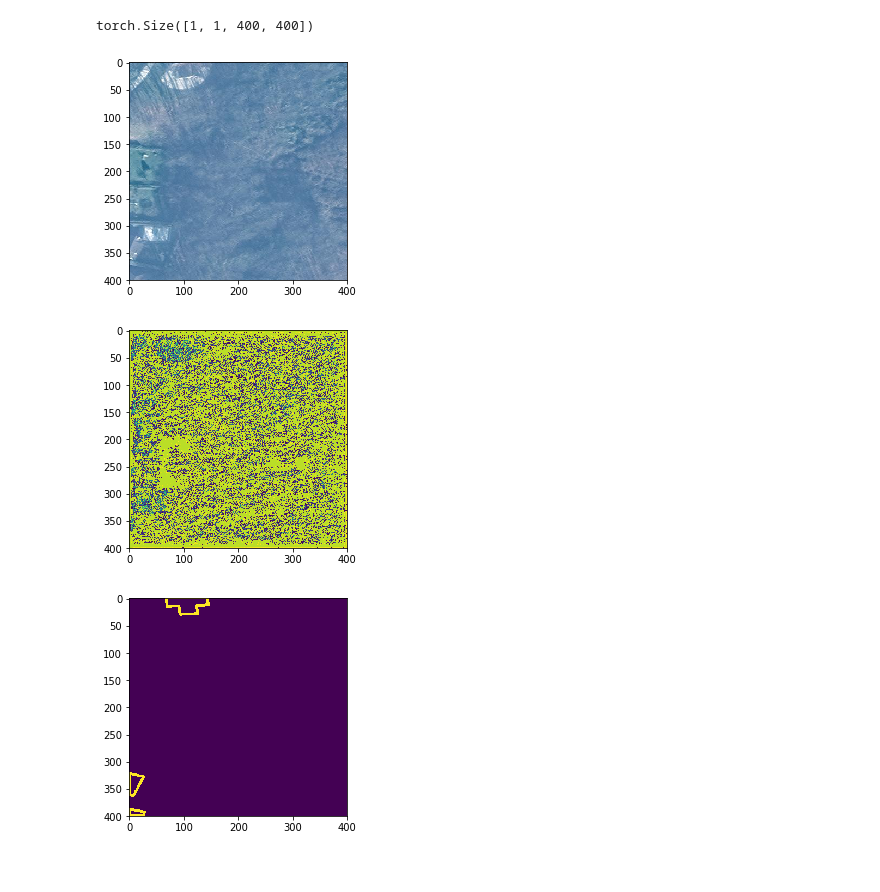
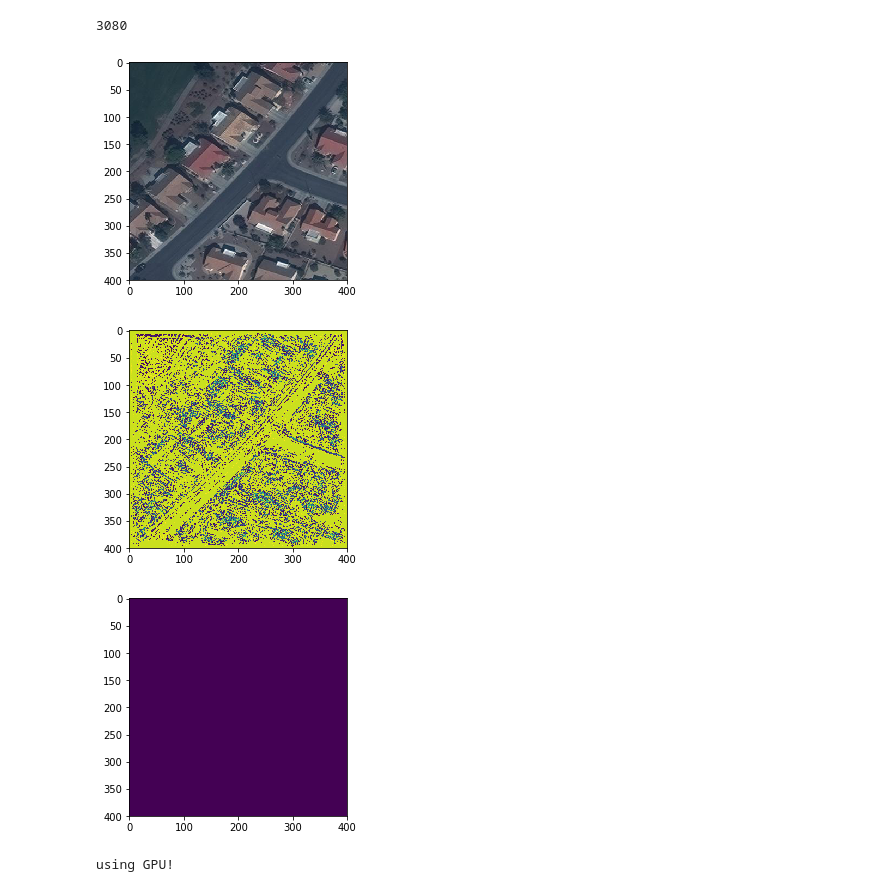
Before and after one commit to Shrirag/spacenet-detection, a Jupyter notebook: ini.ipynb, the cells around one changed output. Drawn from its saved outputs; the diff is of its cells as text; code cells hidden in the pictures.

```diff
--- a/ini.ipynb
+++ b/ini.ipynb
@@ -25,6 +25,7 @@ class Spacenet_Dataset(data.Dataset):
             imp,_ = line.split('\n')
             ip,out = imp.split(' ')
             out = out[:-4]+'segobj.png'
+            print(out)
             item = [ip,out]
             items.append(item)
         self.data = items
@@ -46,6 +47,7 @@ class Spacenet_Dataset(data.Dataset):
         return pil_image
 
     def __getitem__(self, index):
+        counter = 0
         cur_in_path = self.inp_img_paths[index]
         cur_out_path = self.out_img_paths[index]
         in_image = self.getImage(cur_in_path)
@@ -59,9 +61,12 @@ class Spacenet_Dataset(data.Dataset):
     def __len__(self):
         return len(self.inp_img_paths)
 
+
 imgTransform = transforms.Compose([transforms.Scale((400, 400)),
                                    transforms.ToTensor()])
 
-trainData = Spacenet_Dataset("/home/dipshil/Spacenet_things/annotations/trainval.txt",transform=imgTransform)
-valData = Spacenet_Dataset("/home/dipshil/Spacenet_things/annotations/test.txt",transform=imgTransform)
+trainData = Spacenet_Dataset("/home/shriragk/project/AOI_2_Vegas_Train/annotations/trainval.txt",
+                             transform=imgTransform)
+valData = Spacenet_Dataset("/home/shriragk/project/AOI_2_Vegas_Train/annotations/test.txt",
+                           transform=imgTransform)
 inp,out = trainData[0]
@@ -68,3 +91,7 @@ inp,out = trainData[0]
+# %%
+len(valData)
+# %% [output]
+3080
 # %%
 class MyNet(nn.Module):
     def __init__(self):
@@ -135,29 +162,29 @@ class MyNet(nn.Module):
 # %%
 import random
 
 def get_sample(model):
-    inp,out = trainData[random.randint(0,3672)] # change it to Valdata if necessary, dont forget to change value inside rand()
+    #inp,out = trainData[random.randint(0,len(trainData)-1)] # change it to Valdata if necessary, dont forget to change value inside rand()
+    inp,out = trainData[2]
     inp = inp.view(-1,3,400,400)
     sample_ip = torch.autograd.Variable(inp)
     sample_out = model(sample_ip)
-    print(sample_out.size())
     sample_out = sample_out.view(-1,400,400)
     sample_out = cvt2pil(sample_out.data.cpu())
     sample_inp = cvt2pil(inp.view(-1,400,400))
-    plt.imshow(sample_inp)
+
+    plt.imshow(np.asarray(sample_inp))
     plt.show()
-    plt.imshow(sample_out)
+    plt.imshow(np.asarray(sample_out))
     plt.show()
-    plt.imshow(cvt2pil(out.view(-1,400,400)) )
+    plt.imshow(np.asarray(cvt2pil(out.view(-1,400,400)) ))
     plt.show()
 
 model = MyNet()
 get_sample(model)
 # %% [output]
-torch.Size([1, 1, 400, 400])
-[figure, old version]
+[figure, new version]
-[figure, old version]
+[figure, new version]
-[figure, old version]
+[figure, new version]
 # %%
 imgTransform = transforms.Compose([transforms.Scale((400, 400)),
                                    transforms.ToTensor()])
@@ -246,7 +275,9 @@ optimizer = torch.optim.Adam(model.parameters(), lr = 0.05)
 
 
 # Train the previously defined model.
-trained_model = train_rnn_model(model, criterion, optimizer, trainLoader, valLoader, n_epochs = 1, use_gpu = False)
+trained_model = train_rnn_model(nn.DataParallel(model), criterion, optimizer, trainLoader, valLoader, n_epochs = 1, use_gpu = True)
+# %% [output]
+using GPU!
 # %%
 get_sample(trained_model)
 # %% [output]
```
Also changed, not shown: parts of 7 cells of this notebook, 2 other files.
